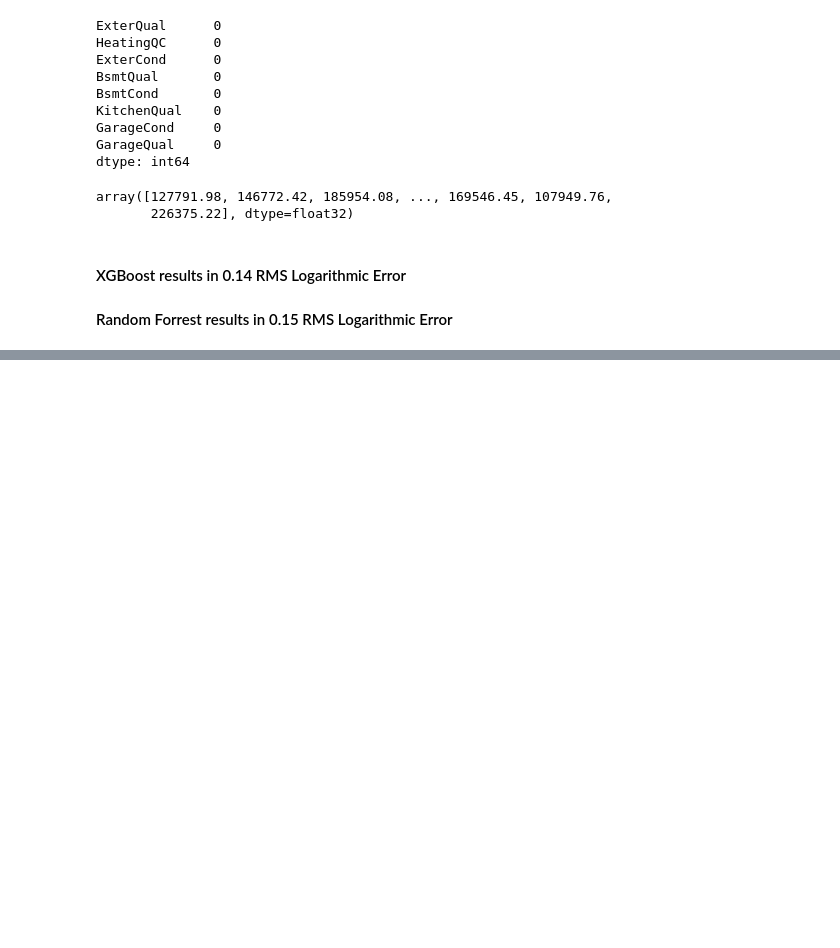
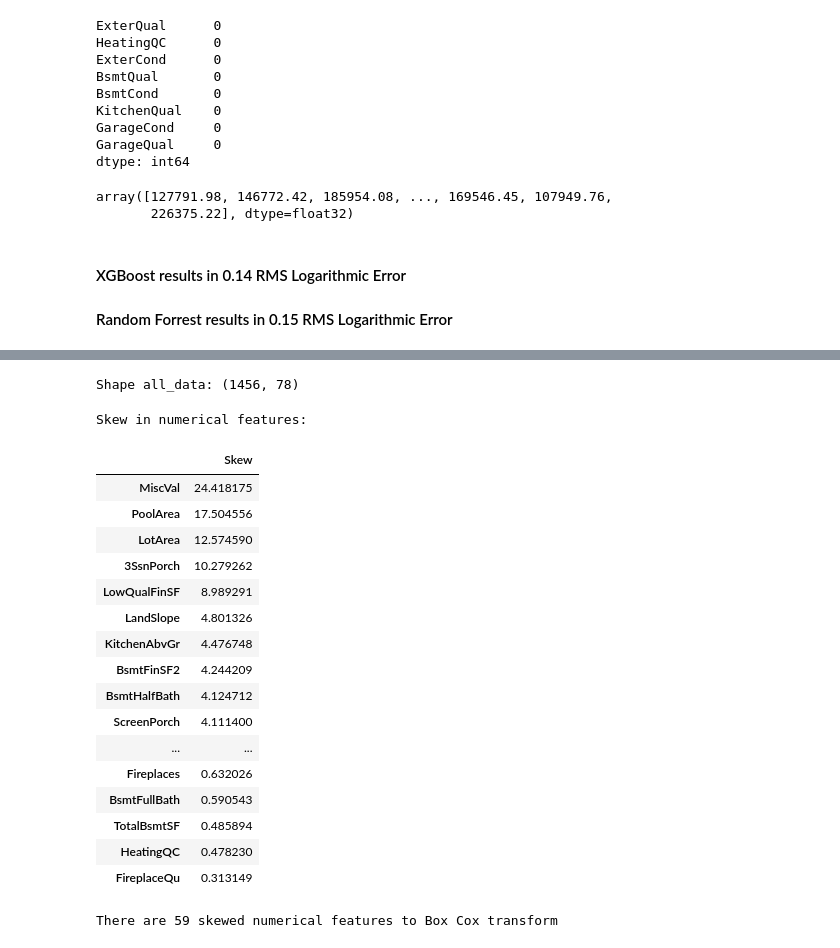
Before and after one commit to dunyenghuh/Housing-Price-Prediction-using-Regression--Summary, a Jupyter notebook: Housing Price Prediction using Regression -Summary.ipynb, the cells around one changed output, grey strips where cells are left out. Saved outputs shown, nothing was run; the diff lists cells and outputs as text; code cells hidden in the pictures; blank space fills up the shorter version.

```diff
--- a/Housing Price Prediction using Regression -Summary.ipynb
+++ b/Housing Price Prediction using Regression -Summary.ipynb
@@ -308,0 +420,73 @@ array([127791.98, 146772.42, 185954.08, ..., 169546.45, 107949.76,
+# %%
+from sklearn.preprocessing import LabelEncoder
+cols = ('FireplaceQu', 'BsmtQual', 'BsmtCond', 'GarageQual', 'GarageCond',
+        'ExterQual', 'ExterCond','HeatingQC', 'PoolQC', 'KitchenQual', 'BsmtFinType1',
+        'BsmtFinType2', 'Functional', 'Fence', 'BsmtExposure', 'GarageFinish', 'LandSlope',
+        'LotShape', 'PavedDrive', 'Street', 'Alley', 'CentralAir', 'MSSubClass', 'OverallCond',
+        'YrSold', 'MoSold')
+# process columns, apply LabelEncoder to categorical features
+for c in cols:
+    lbl = LabelEncoder()
+    lbl.fit(list(all_data[c].values))
+    all_data[c] = lbl.transform(list(all_data[c].values))
+    test[c] = lbl.transform(list(test[c].values))
+
+# shape
+print('Shape all_data: {}'.format(all_data.shape))
+# %% [output]
+Shape all_data: (1456, 78)
+# %%
+import seaborn as sns
+color = sns.color_palette()
+sns.set_style('darkgrid')
+import warnings
+def ignore_warn(*args, **kwargs):
+    pass
+warnings.warn = ignore_warn #ignore annoying warning (from sklearn and seaborn)
+from scipy import stats
+from scipy.stats import norm, skew #for some statistics
+
+
+all_data['TotalSF'] = all_data['TotalBsmtSF'] + all_data['1stFlrSF'] + all_data['2ndFlrSF']
+test['TotalSF'] = test['TotalBsmtSF'] + test['1stFlrSF'] + test['2ndFlrSF']
+numeric_feats = all_data.dtypes[all_data.dtypes != "object"].index
+
+# Check the skew of all numerical features
+skewed_feats = all_data[numeric_feats].apply(lambda x: skew(x.dropna())).sort_values(ascending=False)
+print("\nSkew in numerical features: \n")
+skewness = pd.DataFrame({'Skew' :skewed_feats})
+skewness.head(30)
+# %% [output]
+Skew in numerical features:
+|  | Skew |
+| MiscVal | 24.418175 |
+| PoolArea | 17.504556 |
+| LotArea | 12.574590 |
+| 3SsnPorch | 10.279262 |
+| LowQualFinSF | 8.989291 |
+| LandSlope | 4.801326 |
+| KitchenAbvGr | 4.476748 |
+| BsmtFinSF2 | 4.244209 |
+| BsmtHalfBath | 4.124712 |
+| ScreenPorch | 4.111400 |
+| ... | ... |
+| Fireplaces | 0.632026 |
+| BsmtFullBath | 0.590543 |
+| TotalBsmtSF | 0.485894 |
+| HeatingQC | 0.478230 |
+| FireplaceQu | 0.313149 |
+# %%
+skewness = skewness[abs(skewness) > 0.75]
+print("There are {} skewed numerical features to Box Cox transform".format(skewness.shape[0]))
+
+from scipy.special import boxcox1p
+skewed_features = skewness.index
+lam = 0.15
+for feat in skewed_features:
+    #all_data[feat] += 1
+    all_data[feat] = boxcox1p(all_data[feat], lam)
+    test[feat] = boxcox1p(test[feat],lam)
+
+#all_data[skewed_features] = np.log1p(all_data[skewed_features])
+# %% [output]
+There are 59 skewed numerical features to Box Cox transform
```
Also changed, not shown: parts of 14 cells of this notebook.
